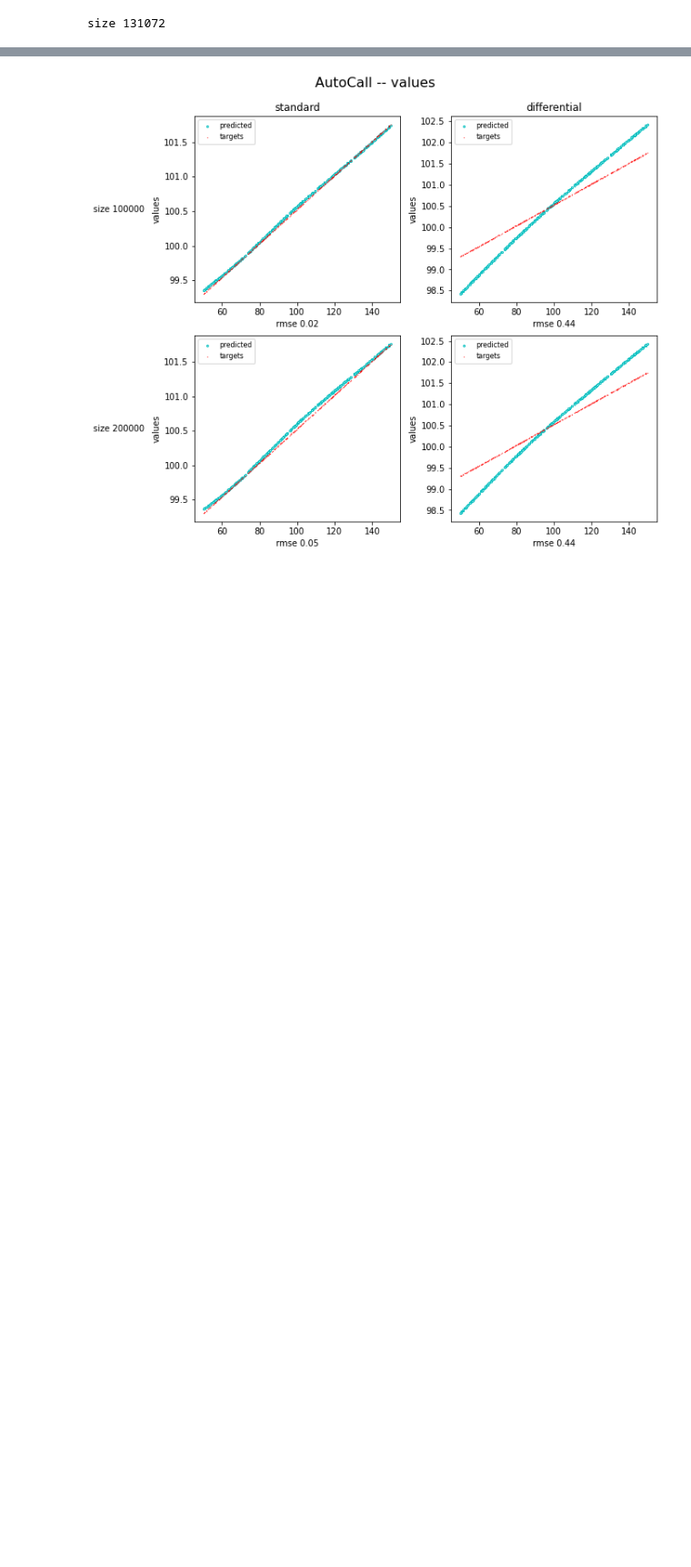
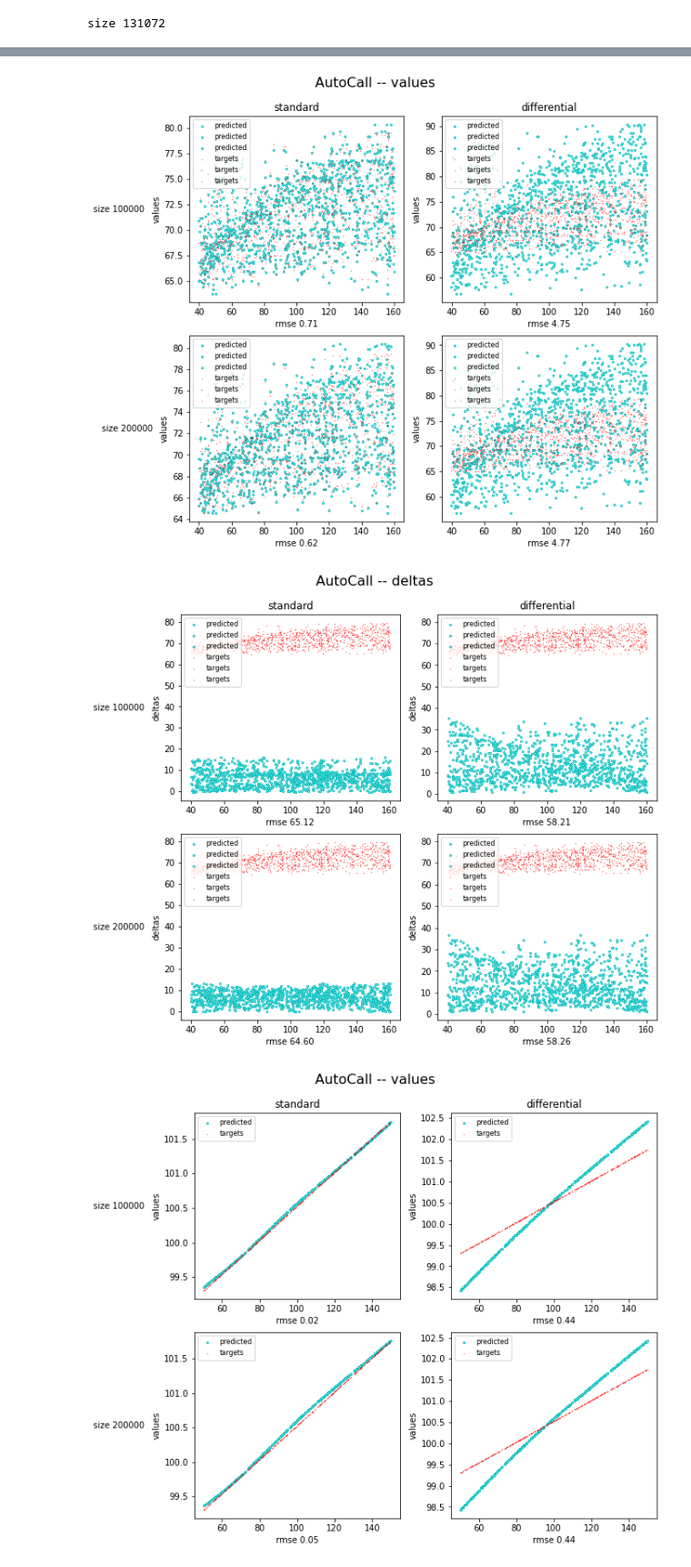
Before and after one commit to moo-337/differential-machine-learning, a Jupyter notebook: DifferentialMLTF2_AutoCall.ipynb, the cells around one changed output, grey strips where cells are left out. Shown at 91% size. Drawn from its saved outputs; the diff is of its cells as text; code cells hidden in the pictures; blank space fills up the shorter version.

```diff
--- a/DifferentialMLTF2_AutoCall.ipynb
+++ b/DifferentialMLTF2_AutoCall.ipynb
@@ -1184,7 +1184,7 @@ class AutoCallBS:
         self.cpn = cpn
 
     # training set: returns S1 (mxn), AC2 (mx1) and dAC2/dS1 (mxn)
-    def trainingSet(self, m, anti=True, seed=None, bktVol=0.2):
+    def trainingSet(self, m, anti=False, seed=None, bktVol=0.2):
 
         np.random.seed(seed)
 
@@ -1240,12 +1240,12 @@ class AutoCallBS:
             X = S1
             Y = 0.5 * (pay + paya)
 
-            ST1 = S_dic['S1']
-            ST1a = Sa_dic['S1']
+            STm = S_dic['S{}'.format(self.n_exercise+1)]
+            STma = Sa_dic['S{}'.format(self.n_exercise+1)]
 
             # differentials
-            Z1 = np.where(np.min(ST1, axis=1).reshape((-1,1)) == ST1, 1.0, 0.0)
-            Z2 = np.where(np.min(ST1a, axis=1).reshape((-1,1)) == ST1a, 1.0, 0.0)
+            Z1 = np.where(np.min(STm, axis=1).reshape((-1,1)) == STm, 1.0, 0.0) * unrefund_idx.reshape((-1,1))
+            Z2 = np.where(np.min(STma, axis=1).reshape((-1,1)) == STma, 1.0, 0.0) * unrefund_idx_a.reshape((-1,1))
 
             Z = 0.5 * (Z1 + Z2)
 
@@ -1255,10 +1255,10 @@ class AutoCallBS:
             X = S1
             Y = pay
 
-            ST1 = S_dic['S1']
+            STm = S_dic['S{}'.format(self.n_exercise+1)]
 
             # differentials
-            Z =  np.where(np.min(ST1, axis=1).reshape((-1,1)) == ST1, 1.0, 0.0) * unrefund_idx.reshape((-1,1))
+            Z =  np.where(np.min(STm, axis=1).reshape((-1,1)) == STm, 1.0, 0.0) * unrefund_idx.reshape((-1,1))
 
         return X, Y.reshape(-1,1), Z
 
@@ -1333,7 +1333,7 @@ weightSeed = None
 nTest = 400
 
 # go
-generator = AutoCallBS(1, 4)
+generator = AutoCallBS(3, 4)
 xAxis, yTest, dydxTest, vegas, values, deltas = \
     test(generator, sizes, nTest, simulSeed, None, weightSeed)
 # %% [output]
@@ -1345,6 +1345,16 @@ done
 
 size 100000
 size 200000
+# %%
+# show predicitions
+graph("AutoCall" , values, xAxis, "", "values", yTest, sizes, True)
+
+# show deltas
+if showDeltas:
+    graph("AutoCall", deltas, xAxis, "", "deltas", dydxTest, sizes, True)
+# %% [output]
+[figure, added]
+[figure, added]
 # %%
 %matplotlib inline
 # show predicitions
```
Also changed, not shown: parts of 1 cell of this notebook.
